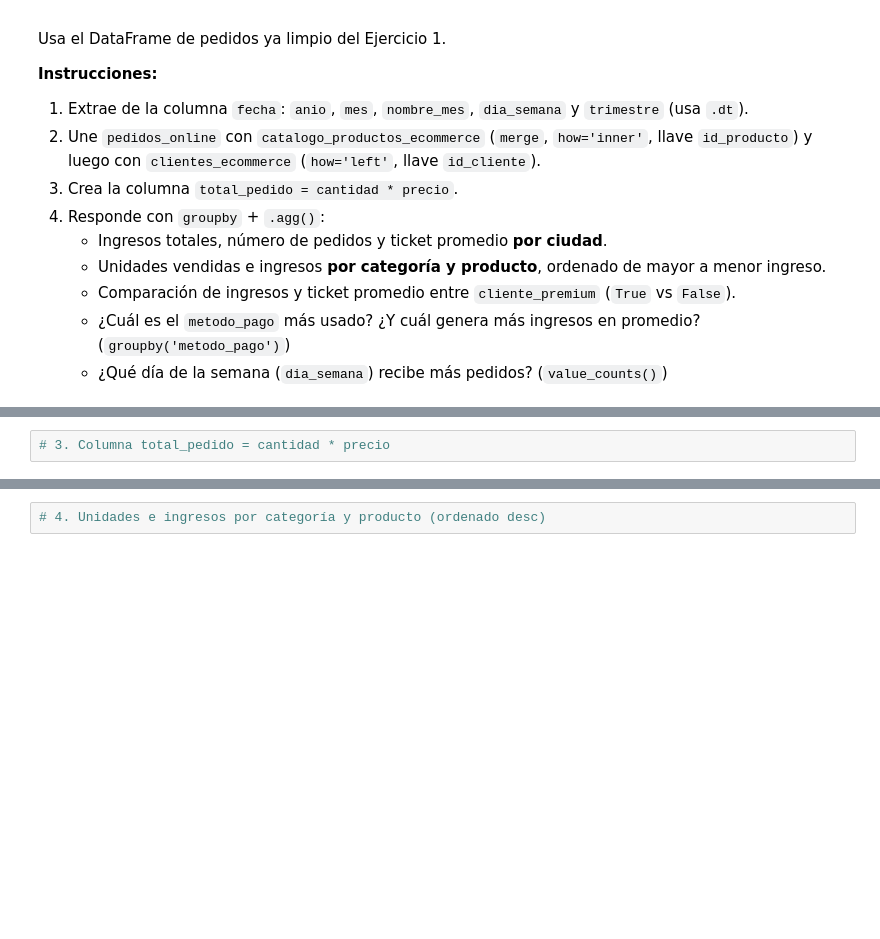
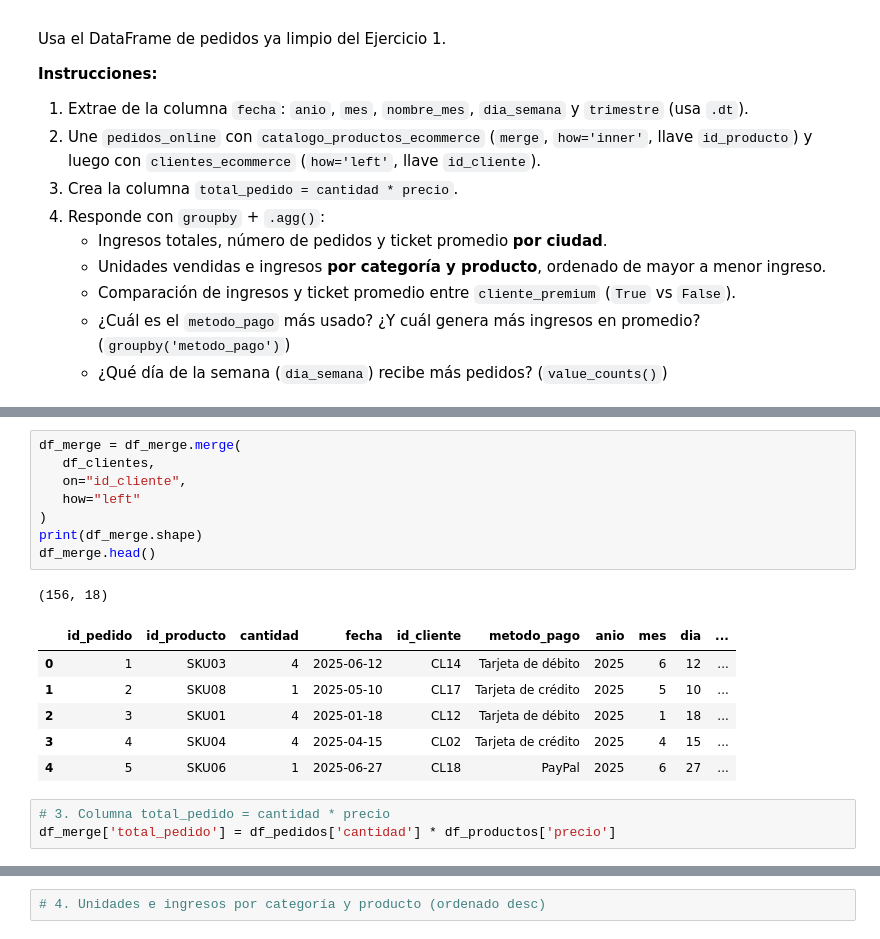
Before and after one commit to AmbarRocio-0127/Data_ScienceIA_Practicas, a Jupyter notebook: 4_Practica_IngenieriaDatos/Ejercicios_Practicos_Pandas.ipynb, the cells around one changed output, grey strips where cells are left out. Drawn from its saved outputs; the diff is of its cells as text; blank space fills up the shorter version.

```diff
--- a/4_Practica_IngenieriaDatos/Ejercicios_Practicos_Pandas.ipynb
+++ b/4_Practica_IngenieriaDatos/Ejercicios_Practicos_Pandas.ipynb
@@ -233,4 +256,21 @@ Usa el DataFrame de pedidos ya limpio del Ejercicio 1.
+# %%
+df_merge = df_merge.merge(
+   df_clientes,
+   on="id_cliente",
+   how="left"
+)
+print(df_merge.shape)
+df_merge.head()
+# %% [output]
+(156, 18)
+|  | id_pedido | id_producto | cantidad | fecha | id_cliente | metodo_pago | anio | mes | dia | ... |
+| 0 | 1 | SKU03 | 4 | 2025-06-12 | CL14 | Tarjeta de débito | 2025 | 6 | 12 | ... |
+| 1 | 2 | SKU08 | 1 | 2025-05-10 | CL17 | Tarjeta de crédito | 2025 | 5 | 10 | ... |
+| 2 | 3 | SKU01 | 4 | 2025-01-18 | CL12 | Tarjeta de débito | 2025 | 1 | 18 | ... |
+| 3 | 4 | SKU04 | 4 | 2025-04-15 | CL02 | Tarjeta de crédito | 2025 | 4 | 15 | ... |
+| 4 | 5 | SKU06 | 1 | 2025-06-27 | CL18 | PayPal | 2025 | 6 | 27 | ... |
 # %%
 # 3. Columna total_pedido = cantidad * precio
+df_merge['total_pedido'] = df_pedidos['cantidad'] * df_productos['precio']
 # %%
 # 4. Ingresos, número de pedidos y ticket promedio por ciudad
```
Also changed, not shown: parts of 4 cells of this notebook.
